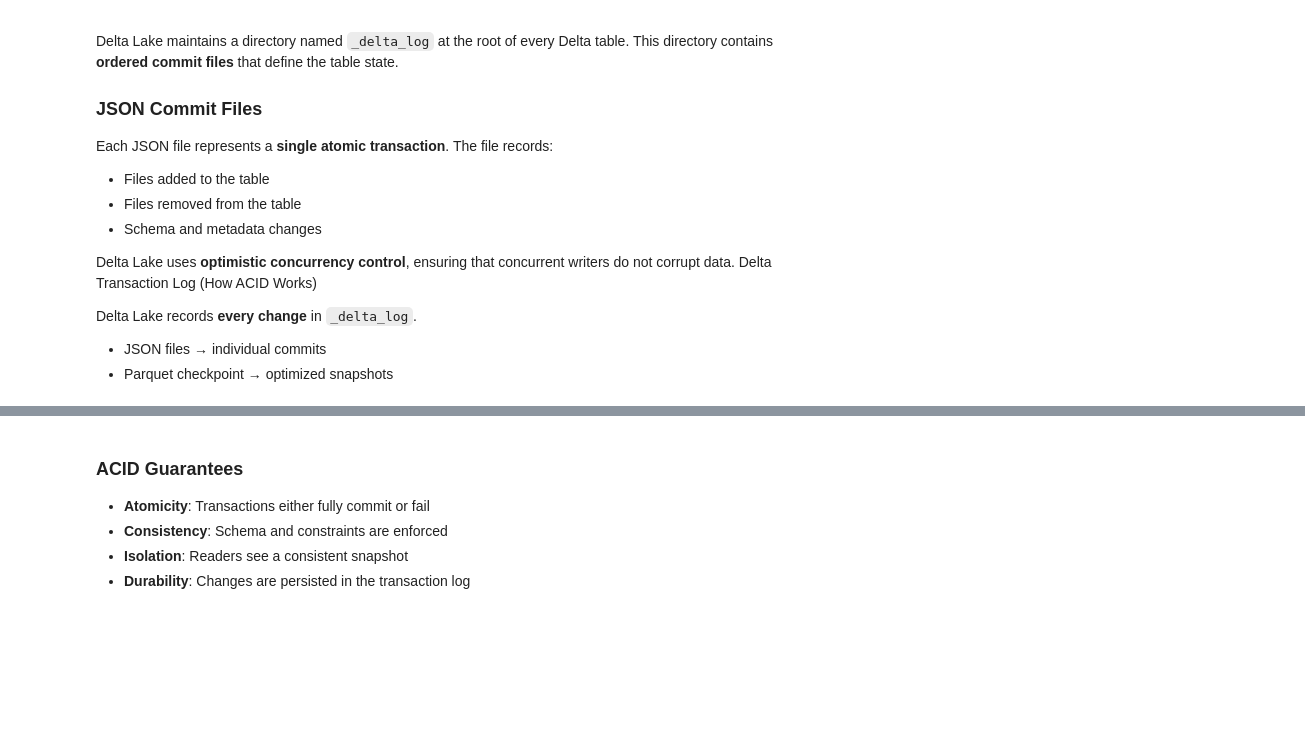
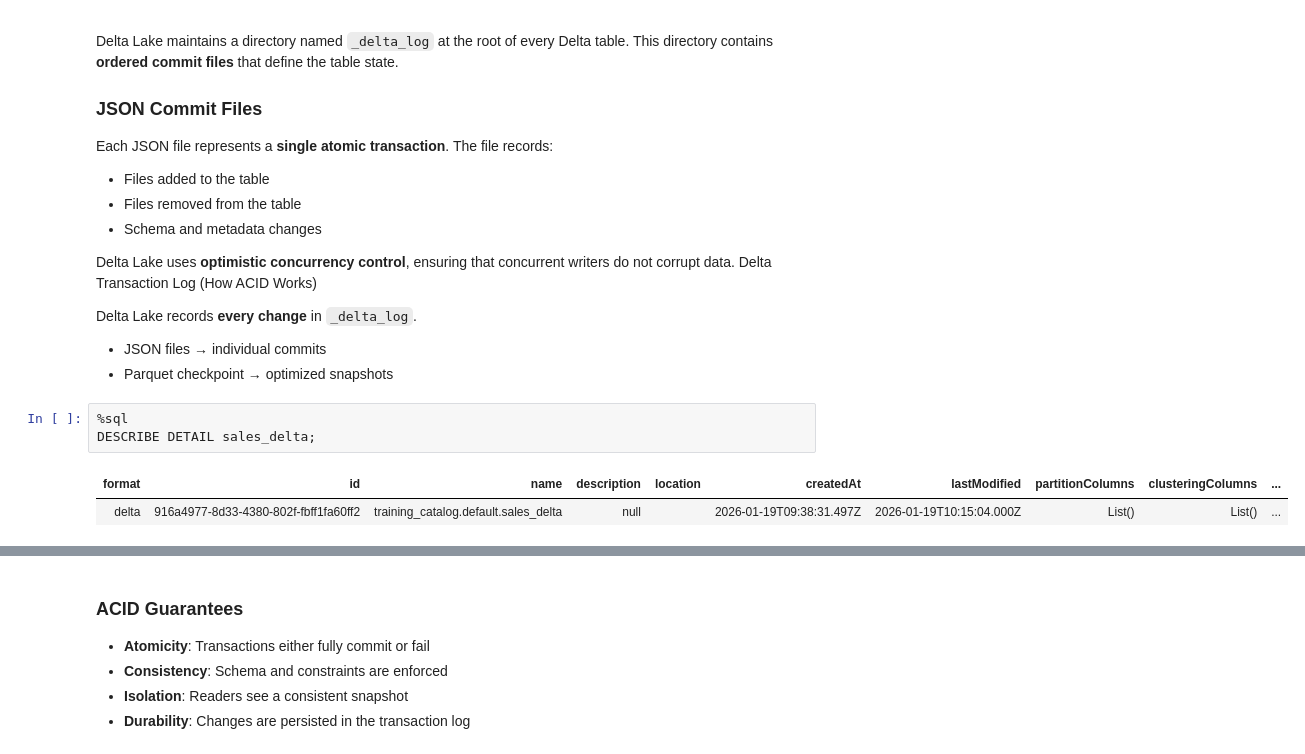
Before and after one commit to Pavan-gs/LTI-MUM, a Jupyter notebook: Delta_Lake_Internal_Architecture_and_Optimization.ipynb, the cells around one changed output, grey strips where cells are left out. Cells and saved outputs as stored; diff of their text form; blank space fills up the shorter version.

```diff
--- a/Delta_Lake_Internal_Architecture_and_Optimization.ipynb
+++ b/Delta_Lake_Internal_Architecture_and_Optimization.ipynb
@@ -56,3 +75,9 @@ Delta Transaction Log (How ACID Works)
 Delta Lake records **every change** in `_delta_log`.
 - JSON files → individual commits
 - Parquet checkpoint → optimized snapshots
+# %%
+%sql
+DESCRIBE DETAIL sales_delta;
+# %% [output]
+| format | id | name | description | location | createdAt | lastModified | partitionColumns | clusteringColumns | ... |
+| delta | 916a4977-8d33-4380-802f-fbff1fa60ff2 | training_catalog.default.sales_delta | null |  | 2026-01-19T09:38:31.497Z | 2026-01-19T10:15:04.000Z | List() | List() | ... |
```
Also changed, not shown: parts of 18 cells of this notebook, 3 other files.
